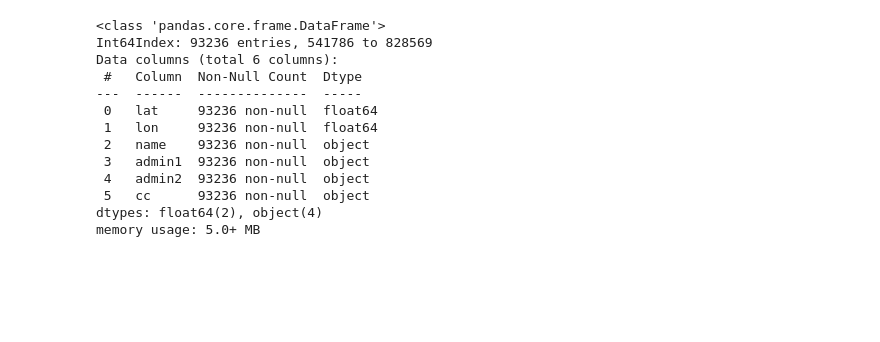
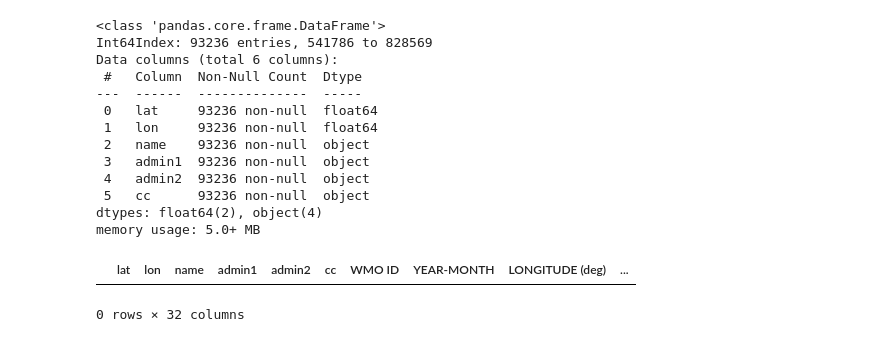
Before and after one commit to CaitlinC91/USDACENSUS_Capstone, a Jupyter notebook: notebooks/mcdw.ipynb, the cells around one changed output. Cells and saved outputs as stored; diff of their text form; code cells hidden in the pictures; blank space fills up the shorter version.

Commit message:
'how to merge?'

```diff
--- a/notebooks/mcdw.ipynb
+++ b/notebooks/mcdw.ipynb
@@ -183,3 +177,9 @@ Data columns (total 6 columns):
  5   cc      93236 non-null  object
 dtypes: float64(2), object(4)
 memory usage: 5.0+ MB
+# %%
+merged_df = pd.merge(US, mcdw, left_on=['lat', 'lon'], right_on=['LATITUDE (deg)', 'LONGITUDE (deg)'])
+merged_df[merged_df['cc'] == 'US']
+# %% [output]
+|  | lat | lon | name | admin1 | admin2 | cc | WMO ID | YEAR-MONTH | LONGITUDE (deg) | ... |
+0 rows × 32 columns
```
Also changed, not shown: parts of 8 cells of this notebook.
